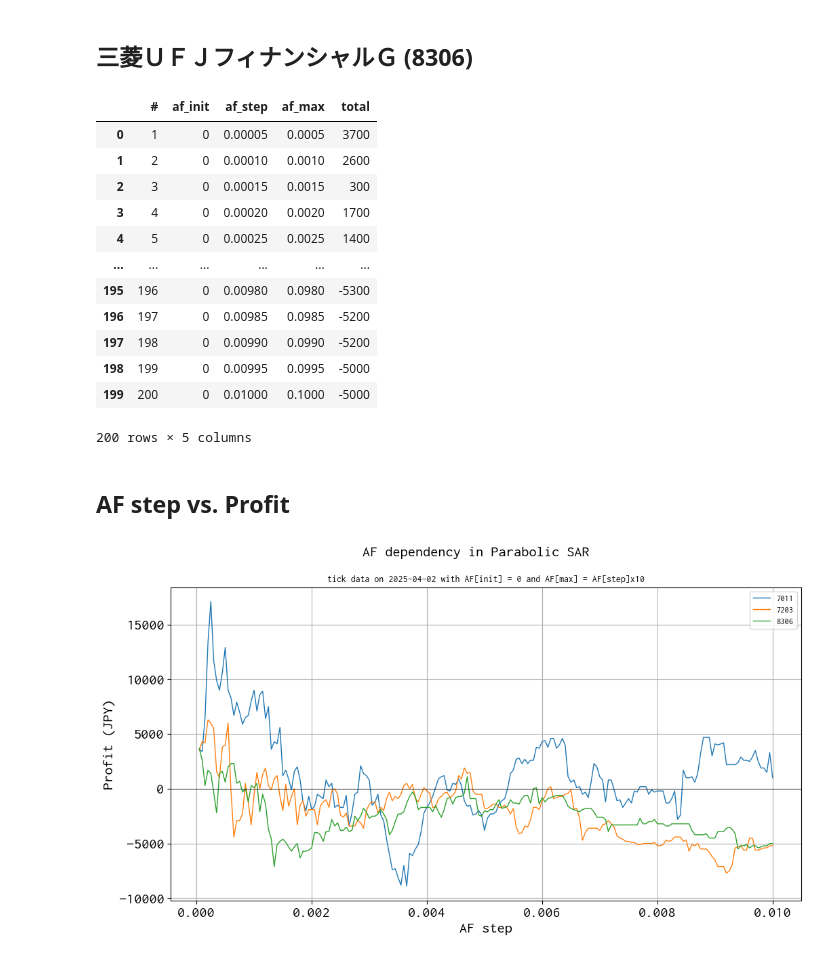
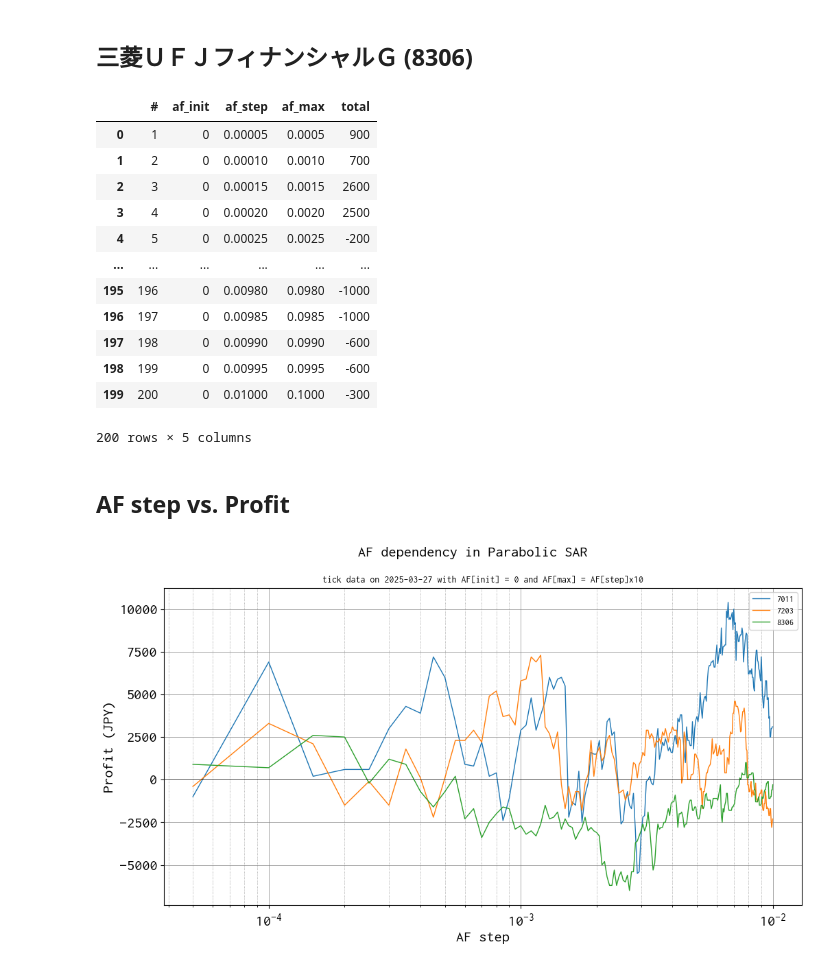
Before and after one commit to bitwalk123/day_trade_simulator, a Jupyter notebook: jupyter/study_200_AF.ipynb, the cells around one changed output. Drawn from its saved outputs; the diff is of its cells as text; code cells hidden in the pictures.

```diff
--- a/jupyter/study_200_AF.ipynb
+++ b/jupyter/study_200_AF.ipynb
@@ -15,7 +15,7 @@ from matplotlib import (
     pyplot as plt,
 )
 # %%
-date_target = '2025-04-02'
+date_target = '2025-03-27'
 path_base = '../doe/results_Simple_SAR'
 # %% [markdown]
 ## 三菱重工業 (7011)
@@ -68,17 +68,17 @@ df_8306 = pd.read_excel(ods_name)
 df_8306
 # %% [output]
 |  | # | af_init | af_step | af_max | total |
-| 0 | 1 | 0 | 0.00005 | 0.0005 | 3700 |
-| 1 | 2 | 0 | 0.00010 | 0.0010 | 2600 |
-| 2 | 3 | 0 | 0.00015 | 0.0015 | 300 |
-| 3 | 4 | 0 | 0.00020 | 0.0020 | 1700 |
-| 4 | 5 | 0 | 0.00025 | 0.0025 | 1400 |
+| 0 | 1 | 0 | 0.00005 | 0.0005 | 900 |
+| 1 | 2 | 0 | 0.00010 | 0.0010 | 700 |
+| 2 | 3 | 0 | 0.00015 | 0.0015 | 2600 |
+| 3 | 4 | 0 | 0.00020 | 0.0020 | 2500 |
+| 4 | 5 | 0 | 0.00025 | 0.0025 | -200 |
 | ... | ... | ... | ... | ... | ... |
-| 195 | 196 | 0 | 0.00980 | 0.0980 | -5300 |
-| 196 | 197 | 0 | 0.00985 | 0.0985 | -5200 |
-| 197 | 198 | 0 | 0.00990 | 0.0990 | -5200 |
-| 198 | 199 | 0 | 0.00995 | 0.0995 | -5000 |
-| 199 | 200 | 0 | 0.01000 | 0.1000 | -5000 |
+| 195 | 196 | 0 | 0.00980 | 0.0980 | -1000 |
+| 196 | 197 | 0 | 0.00985 | 0.0985 | -1000 |
+| 197 | 198 | 0 | 0.00990 | 0.0990 | -600 |
+| 198 | 199 | 0 | 0.00995 | 0.0995 | -600 |
+| 199 | 200 | 0 | 0.01000 | 0.1000 | -300 |
 200 rows × 5 columns
 # %% [markdown]
 ## AF step vs. Profit
@@ -91,33 +91,36 @@ font_prop = fm.FontProperties(fname=FONT_PATH)
 font_prop.get_name()
 
 plt.rcParams['font.family'] = font_prop.get_name()
 plt.rcParams['font.size'] = 16
 
 fig = plt.figure(figsize=(12, 6))
 ax = fig.add_subplot(111)
 
 x = df_7011['af_step']
 y = df_7011['total']
 ax.plot(x, y, label='7011', lw=1)
 
 x = df_7203['af_step']
 y = df_7203['total']
 ax.plot(x, y, label='7203', lw=1)
 
 x = df_8306['af_step']
 y = df_8306['total']
 ax.plot(x, y, label='8306', lw=1)
 
+ax.axhline(0, color='black', lw=0.5)
+ax.set_xscale('log')
+ax.grid(which='major', color='gray',linestyle='-', linewidth=0.5)
+ax.grid(which='minor', color='gray',linestyle='dotted', linewidth=0.5)
+
 ax.set_xlabel('AF step')
 ax.set_ylabel('Profit (JPY)')
-ax.axhline(0, color='black', lw=0.5)
 ax.legend(fontsize=9)
 
-ax.grid()
 ax.set_title('tick data on %s with AF[init] = 0 and AF[max] = AF[step]x10' % date_target, fontsize=10)
 
 plt.suptitle('AF dependency in Parabolic SAR', fontsize=16)
 plt.savefig('./study_200_AF/%s.png' % date_target)
 plt.show()
 # %% [output]
-[figure, old version]
+[figure, new version]
```
Also changed, not shown: parts of 2 cells of this notebook, 7 other files.
